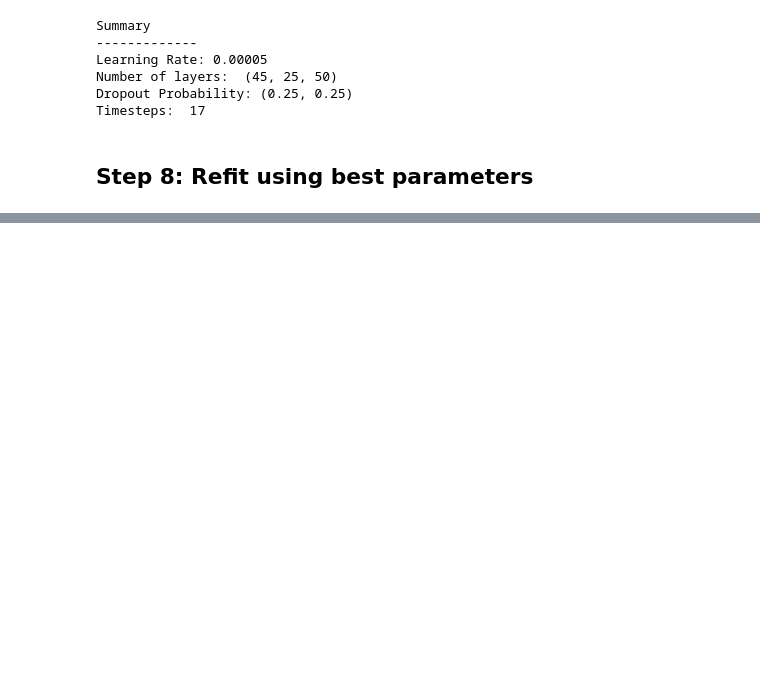
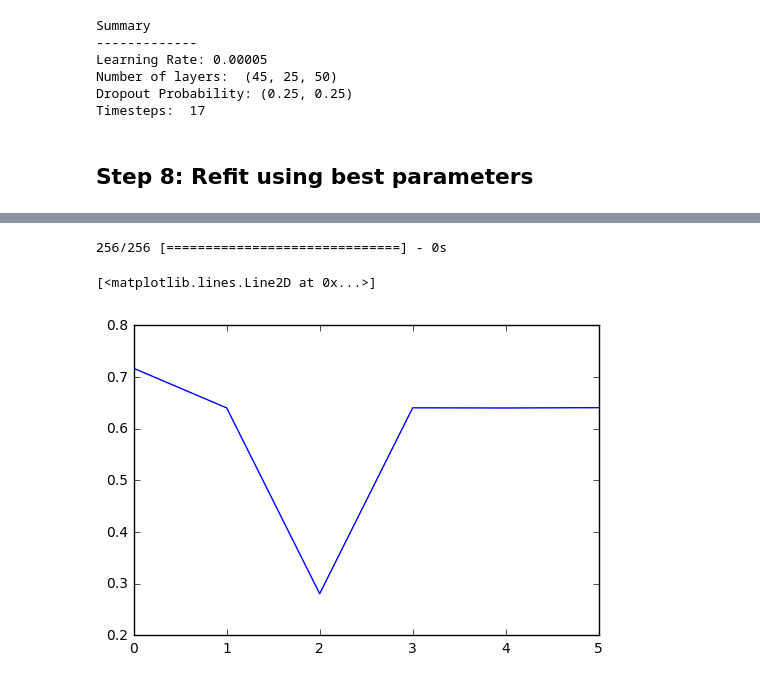
Before and after one commit to yychik/hsi-trad, a Jupyter notebook: Tracker Fund Classification.ipynb, the cells around one changed output, grey strips where cells are left out. Saved outputs shown, nothing was run; the diff lists cells and outputs as text; code cells hidden in the pictures; blank space fills up the shorter version.

```diff
--- a/Tracker Fund Classification.ipynb
+++ b/Tracker Fund Classification.ipynb
@@ -591,3 +611,4 @@ Timesteps:  17
 # %%
 X_train_best, y_train_best = get_inputs(X_train, y_train, batch_size, best_timestep)
 X_val_best, y_val_best = get_inputs(X_val, y_val, batch_size, best_timestep)
+X_test_best, y_test_best = get_inputs(X_test, y_test, batch_size, best_timestep)
@@ -624,0 +733,8 @@ plot_accuracy(best_fit)
+# %%
+#Test Loss
+test_loss = best_network.evaluate(X_test_best, y_test_best, batch_size)
+plt.plot(test_loss)
+# %% [output]
+256/256 [==============================] - 0s
+[<matplotlib.lines.Line2D at 0x...>]
+[figure, added]
```
Also changed, not shown: parts of 13 cells of this notebook, 1 other file.
